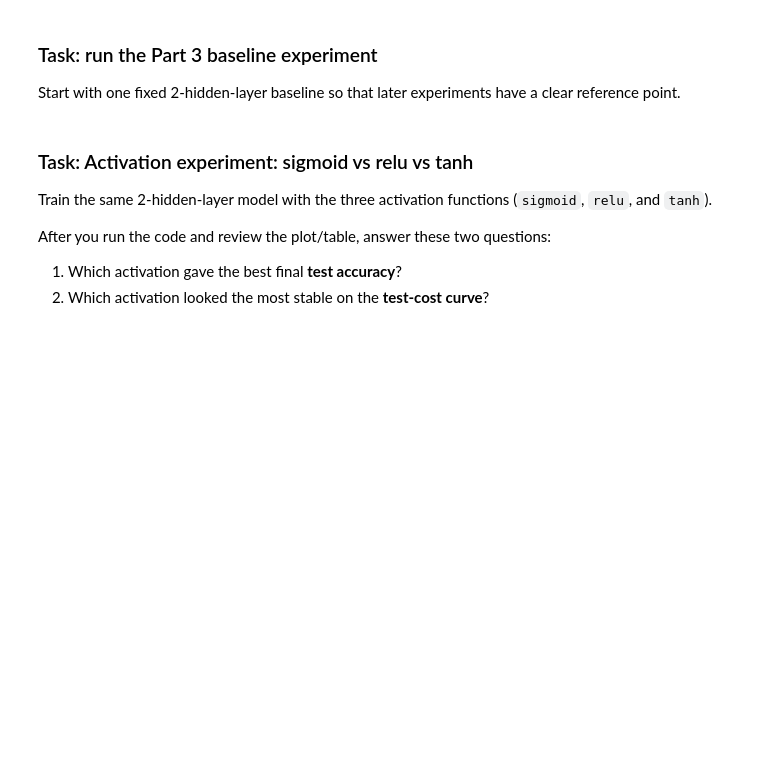
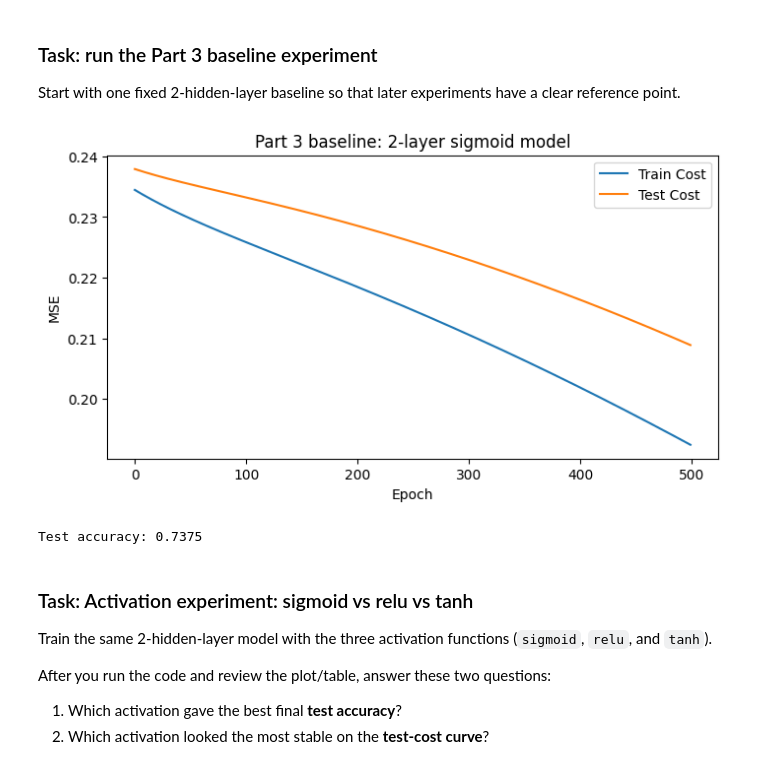
Before and after one commit to MaxGuryan9/Project_4, a Jupyter notebook: Project4_student-1.ipynb, the cells around one changed output. Saved outputs shown, nothing was run; the diff lists cells and outputs as text; code cells hidden in the pictures; blank space fills up the shorter version.

Commit message:
completed part 3

```diff
--- a/Project4_student-1.ipynb
+++ b/Project4_student-1.ipynb
@@ -979,23 +989,38 @@ Start with one fixed 2-hidden-layer baseline so that later experiments have a cl
 # %%
 # Now run the same experiment with ReLU and tanh activations, and compare the results in a single plot.
 
 # Create list to store part3_results
 
+part3_results = []
+
 # Run the baseline 2-layer sigmoid model first with the method given
 
+baseline_result = run_two_layer_experiment(
+    first_hidden_nodes=3,
+    second_hidden_nodes=3,
+    activation_type='sigmoid',
+    learning_rate=0.1,
+    epochs=500
+)
+
 #append the baseline result to the part3_results list
+
+part3_results.append(baseline_result)
 
 ## DO NOT ADJUST ##
 plt.figure(figsize=(8, 4))
 plt.plot(baseline_result['train_curve'], label='Train Cost')
 plt.plot(baseline_result['test_curve'], label='Test Cost')
 plt.xlabel('Epoch')
 plt.ylabel('MSE')
 plt.title('Part 3 baseline: 2-layer sigmoid model')
 plt.legend()
 plt.show()
 
 print('Test accuracy:', baseline_result['test_accuracy'])
+# %% [output]
+[figure, added]
+Test accuracy: 0.7375
 # %% [markdown]
 ### Task: Activation experiment: sigmoid vs relu vs tanh
 
```
Also changed, not shown: parts of 13 cells of this notebook.
